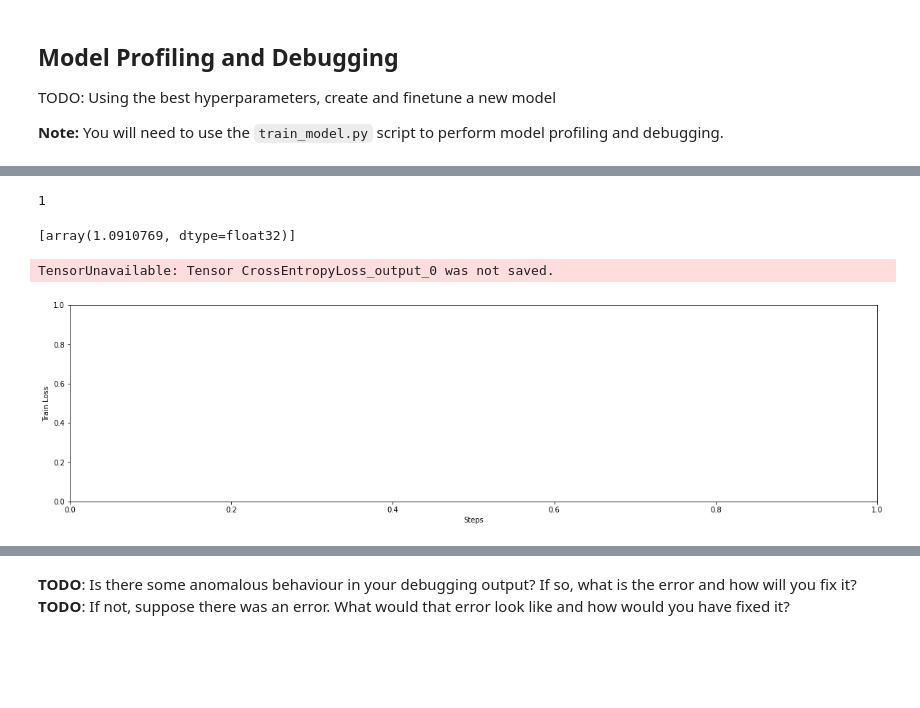
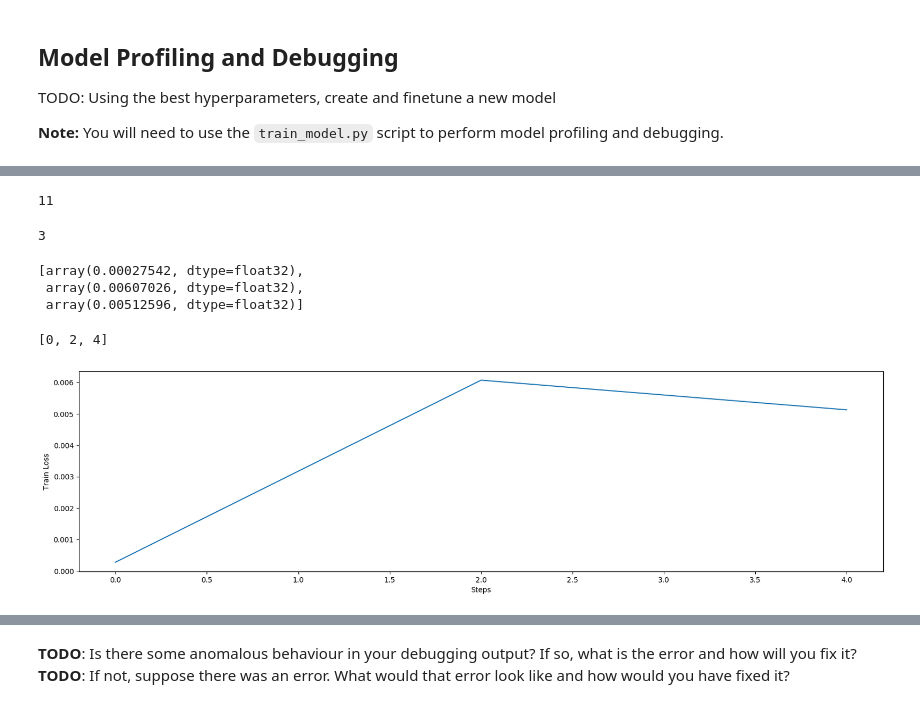
Before and after one commit to wiseright/deep_learning_with_AWS, a Jupyter notebook: train_and_deploy.ipynb, the cells around one changed output, grey strips where cells are left out. Drawn from its saved outputs; the diff is of its cells as text; code cells hidden in the pictures; blank space fills up the shorter version.

```diff
--- a/train_and_deploy.ipynb
+++ b/train_and_deploy.ipynb
@@ -622,5 +618,18 @@ hook_config = DebuggerHookConfig(
+# %%
+#hook_config = DebuggerHookConfig(
+#    hook_parameters={'train.save_interval': '1',
+#                    'eval.save_interval': '1'}
+#)
+
+debugger_hook_config = DebuggerHookConfig(
+    collection_configs=[
+          CollectionConfig(
+                name="custom_collection",
+                parameters={ "include_regex": ".*ReLU_output|.*ResNet_input|.*image|.*CrossEntropyLoss",
+                             "train.save_interval": "1",
+                             "eval.save_interval": "1" })])
 # %%
-hyperparameters = {"epochs": "30", "batch-size": "128", "lr": "0.007817991165690649"}
+hyperparameters = {"epochs": "10", "batch-size": "8", "test-batch-size": "8", "lr": "0.007817991165690649"}
 # %%
 # TODO: Create and fit an estimator
 
@@ -635,12 +644,12 @@ estimator = PyTorch(
     py_version="py36",
     ## Debugger parameters
     rules=rules,
-    debugger_hook_config=hook_config,
+    debugger_hook_config=debugger_hook_config,
     profiler_config=profiler_config
 )
 # %%
 inputs_train = 's3://sagemaker-us-east-1-265345480326/project_3/train/'
-inputs_val = 's3://sagemaker-us-east-1-265345480326/project_3/valid/'
+inputs_val = 's3://sagemaker-us-east-1-265345480326/project_3/test/'
 # %%
 estimator.fit({"training": inputs_train, "testing": inputs_val}, wait=True)
 # %% [output]
@@ -724,4 +712,8 @@ trial.tensor_names()
 # %%
-len(trial.tensor("nll_loss_output_0").steps(mode=ModeKeys.TRAIN))
+len(trial.tensor("CrossEntropyLoss_output_0").steps(mode=ModeKeys.TRAIN))
 # %% [output]
-1
+11
+# %%
+len(trial.tensor("CrossEntropyLoss_output_0").steps(mode=ModeKeys.EVAL))
+# %% [output]
+3
@@ -728,19 +724,20 @@ len(trial.tensor("nll_loss_output_0").steps(mode=ModeKeys.TRAIN))
 # %%
-list(trial.tensor('nll_loss_output_0').values(mode=modes.TRAIN).values())
+list(trial.tensor('CrossEntropyLoss_output_0').values(mode=modes.EVAL).values())
 # %% [output]
-[array(1.0910769, dtype=float32)]
+[array(0.00027542, dtype=float32),
+ array(0.00607026, dtype=float32),
+ array(0.00512596, dtype=float32)]
+# %%
+trial.steps(mode=modes.EVAL)
+# %% [output]
+[0, 2, 4]
 # %%
-from smdebug import modes
-import matplotlib as mpl
-import matplotlib.pyplot as plt
-
 mpl.rcParams['figure.figsize'] = 20, 5
 
 plt.ylabel('Train Loss')
 plt.xlabel('Steps')
-plt.plot(trial.steps(mode=modes.TRAIN),
-         list(trial.tensor('CrossEntropyLoss_output_0').values(mode=modes.TRAIN).values()))
+plt.plot(trial.steps(mode=modes.EVAL),
+         list(trial.tensor('CrossEntropyLoss_output_0').values(mode=modes.EVAL).values()))
 plt.show()
 # %% [output]
-TensorUnavailable: Tensor CrossEntropyLoss_output_0 was not saved.
-[figure, old version]
+[figure, new version]
```
Also changed, not shown: parts of 44 cells of this notebook, 3 other files.
